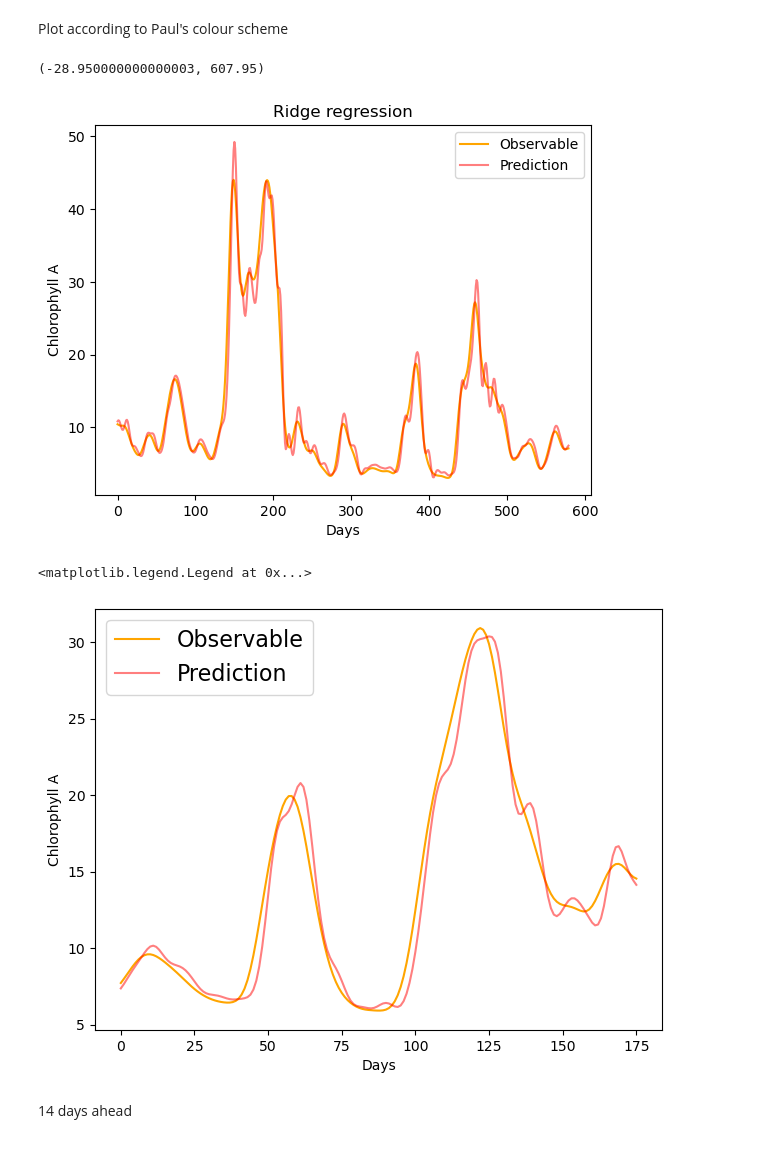
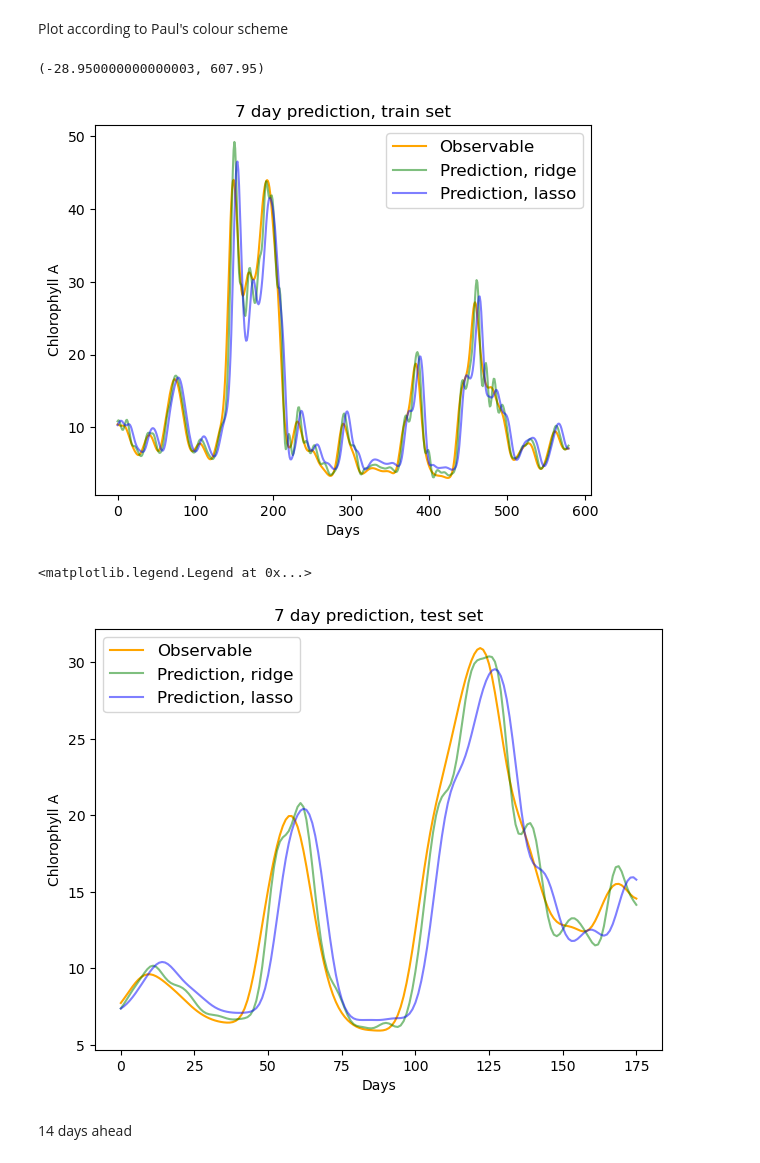
Before and after one commit to MTLehner/DSTSES_DataLakes, a Jupyter notebook: jb_ridge_lasso.ipynb, the cells around one changed output. Saved outputs shown, nothing was run; the diff lists cells and outputs as text; code cells hidden in the pictures.

```diff
--- a/jb_ridge_lasso.ipynb
+++ b/jb_ridge_lasso.ipynb
@@ -116,29 +116,31 @@ Plot according to Paul's colour scheme
 # %%
 fig, axd = plt.subplot_mosaic([['Prediction7days']])
 ax = axd['Prediction7days']
 ax.plot(np.array(Y_train).tolist(),label='Observable',color='orange')
-ax.plot(predictions_train_ridge,label='Prediction',color='red',alpha=0.5)
+ax.plot(predictions_train_ridge,label='Prediction, ridge',color='green',alpha=0.5)
+ax.plot(predictions_train_lasso,label="Prediction, lasso", color="blue",alpha=0.5)
 ax.set_xlabel('Days')
 ax.set_ylabel('Chlorophyll A')
-ax.set_title("Ridge regression")
-
-plt.legend()
+ax.set_title("7 day prediction, train set")
+plt.legend(fontsize=12)
 plt.xlim()
 # %% [output]
 (-28.950000000000003, 607.95)
-[figure, old version]
+[figure, new version]
 # %%
-fig,axd = plt.subplot_mosaic([["gaussian"]])
+fig,axd = plt.subplot_mosaic([["Predictions7days"]])
 fig.tight_layout()
-ax = axd["gaussian"]
+ax = axd["Predictions7days"]
 ax.plot(np.array(Y_test).tolist(),label='Observable',color='orange')
-ax.plot(predictions_test_ridge,label='Prediction',color='red',alpha=0.5)
+ax.plot(predictions_test_ridge,label='Prediction, ridge',color='green',alpha=0.5)
+ax.plot(predictions_test_lasso,label='Prediction, lasso',color="blue",alpha=0.5)
 ax.set_xlabel('Days')
 ax.set_ylabel('Chlorophyll A')
-ax.legend(fontsize=16)
+ax.set_title("7 day prediction, test set")
+ax.legend(fontsize=12)
 # %% [output]
 <matplotlib.legend.Legend at 0x...>
-[figure, old version]
+[figure, new version]
 # %% [markdown]
 14 days ahead
 # %%
```
Also changed, not shown: parts of 19 cells of this notebook.
